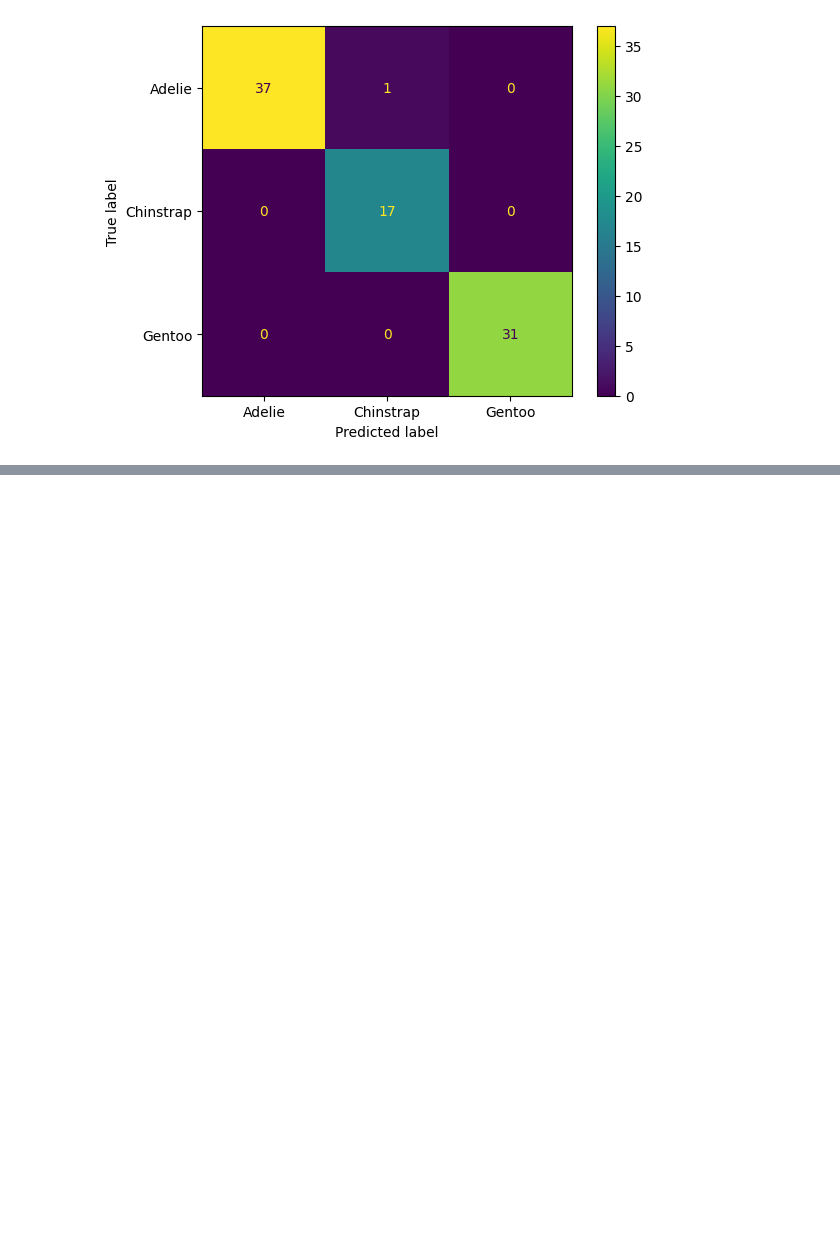
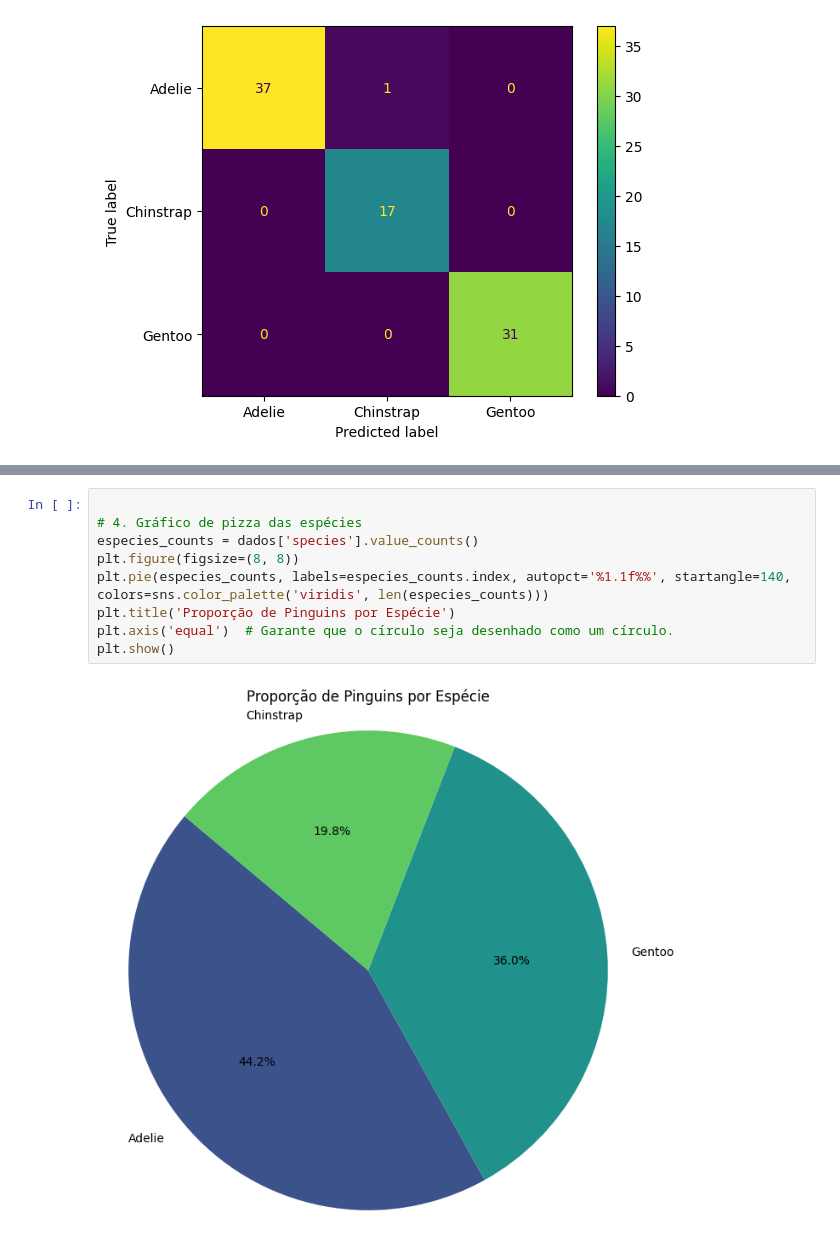
Before and after one commit to clobos/ECO5056_2026, a Jupyter notebook: ECO5056_Semana01.ipynb, the cells around one changed output, grey strips where cells are left out. Drawn from its saved outputs; the diff is of its cells as text; blank space fills up the shorter version.

```diff
--- a/ECO5056_Semana01.ipynb
+++ b/ECO5056_Semana01.ipynb
@@ -372,0 +406,11 @@ ConfusionMatrixDisplay.from_predictions(y_teste, predicao)
+# %%
+
+# 4. Gráfico de pizza das espécies
+especies_counts = dados['species'].value_counts()
+plt.figure(figsize=(8, 8))
+plt.pie(especies_counts, labels=especies_counts.index, autopct='%1.1f%%', startangle=140, colors=sns.color_palette('viridis', len(especies_counts)))
+plt.title('Proporção de Pinguins por Espécie')
+plt.axis('equal')  # Garante que o círculo seja desenhado como um círculo.
+plt.show()
+# %% [output]
+[figure, added]
```
Also changed, not shown: parts of 8 cells of this notebook.
